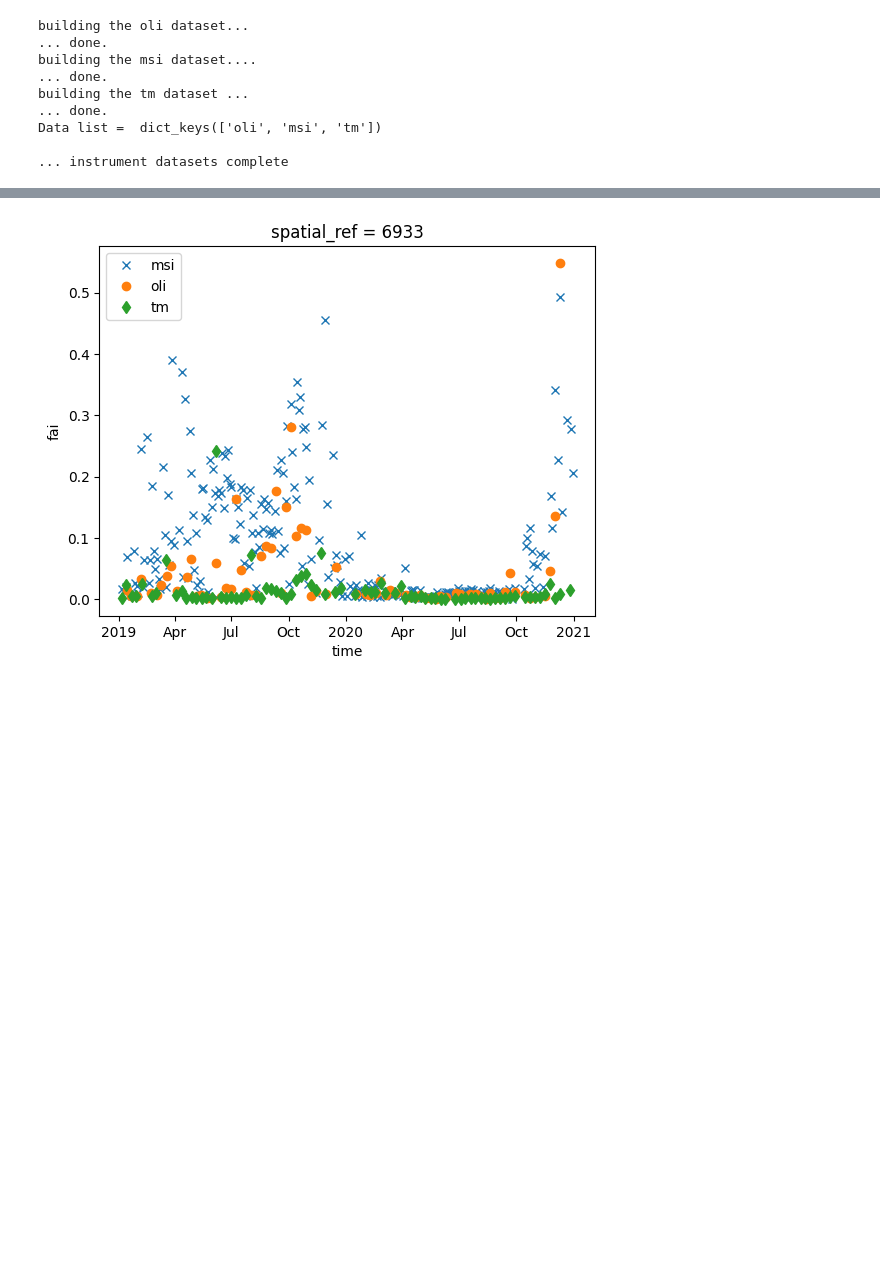
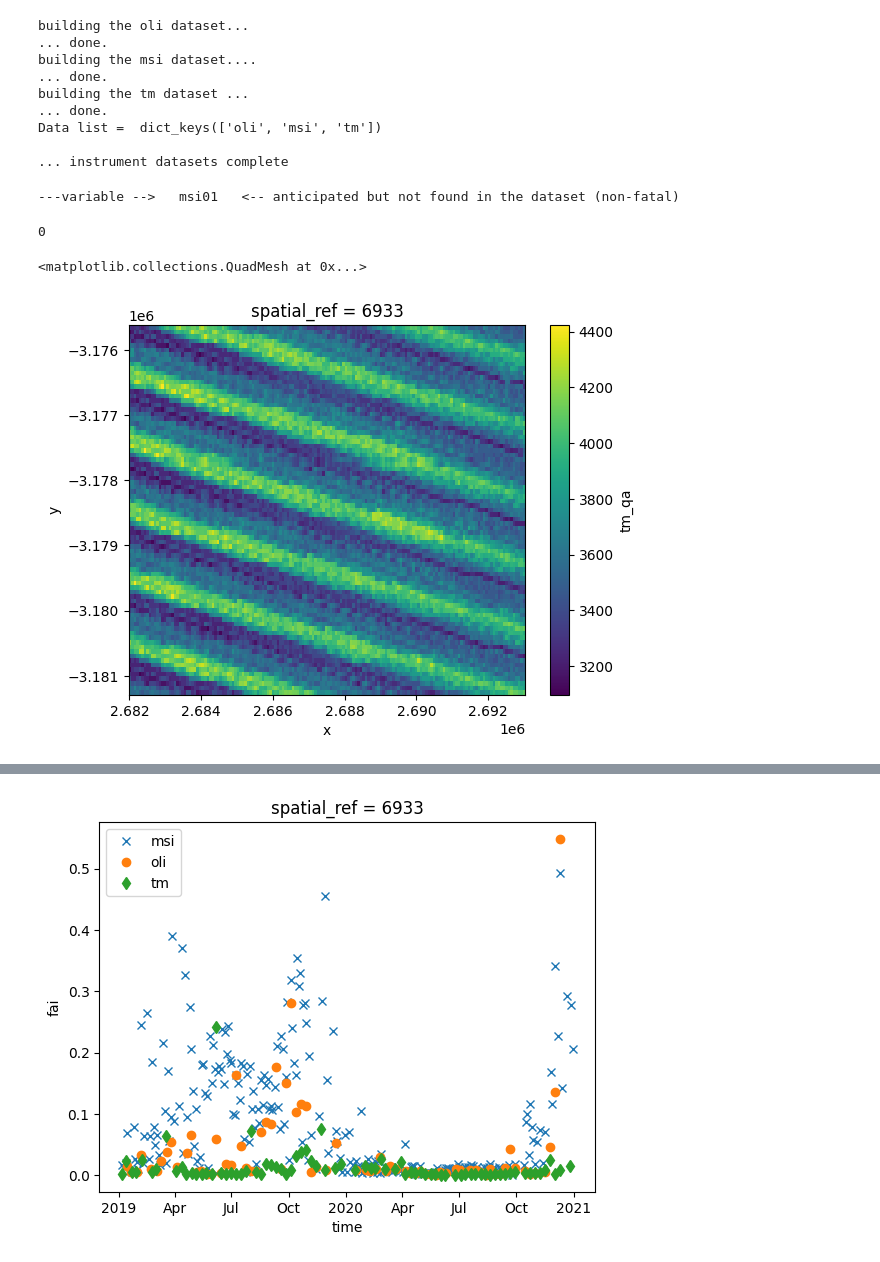
Before and after one commit to digitalearthafrica/deafrica_water_quality, a Jupyter notebook: WP2.2/WP2.2.ipynb, the cells around one changed output, grey strips where cells are left out. Saved outputs shown, nothing was run; the diff lists cells and outputs as text; code cells hidden in the pictures; blank space fills up the shorter version.

```diff
--- a/WP2.2/WP2.2.ipynb
+++ b/WP2.2/WP2.2.ipynb
@@ -374,3 +369,8 @@ Data list =  dict_keys(['oli', 'msi', 'tm'])
 # %%
         # calculate the FAI
         ds = calc_fai(ds,ds.water_5yr,threshold=0)
+# %%
+        # apply rayleigh correction
+        ds = apply_R_correction(ds,['msi','oli','tm'],ds.water_5yr,drop=True,test=False)
+# %% [output]
+---variable -->   msi01   <-- anticipated but not found in the dataset (non-fatal)
@@ -376,0 +379,9 @@ Data list =  dict_keys(['oli', 'msi', 'tm'])
+# %%
+gc.collect()
+# %% [output]
+0
+# %%
+data_list['tm'].tm_qa.mean(dim='time').plot()
+# %% [output]
+<matplotlib.collections.QuadMesh at 0x...>
+[figure, added]
```
Also changed, not shown: parts of 25 cells of this notebook.
